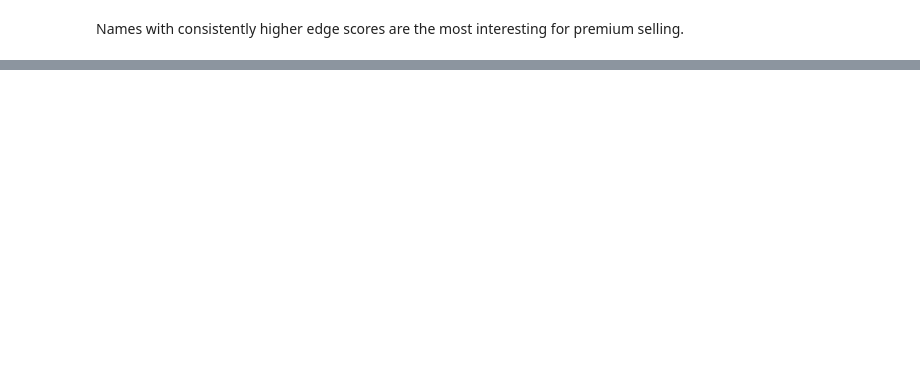
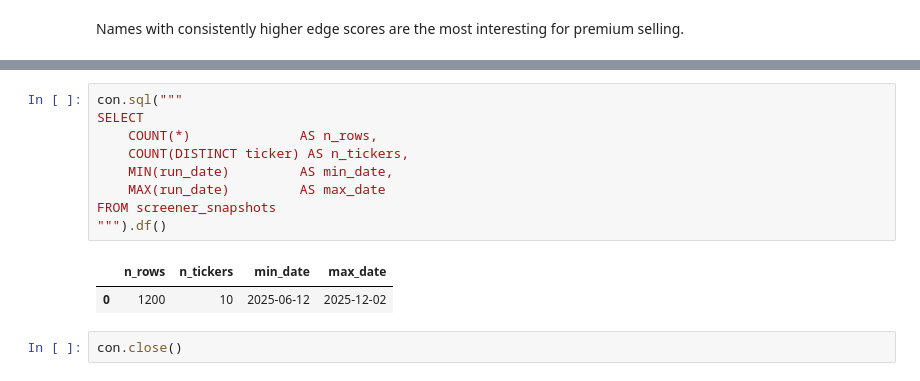
Before and after one commit to btheard3/volatility-alpha-engine, a Jupyter notebook: notebooks/01_eda_volatility_alpha.ipynb, the cells around one changed output, grey strips where cells are left out. Saved outputs shown, nothing was run; the diff lists cells and outputs as text; blank space fills up the shorter version.

```diff
--- a/notebooks/01_eda_volatility_alpha.ipynb
+++ b/notebooks/01_eda_volatility_alpha.ipynb
@@ -321 +371,15 @@ Sample ticker for history view: AMD
+# %%
+con.sql("""
+SELECT
+    COUNT(*)              AS n_rows,
+    COUNT(DISTINCT ticker) AS n_tickers,
+    MIN(run_date)         AS min_date,
+    MAX(run_date)         AS max_date
+FROM screener_snapshots
+""").df()
+# %% [output]
+|  | n_rows | n_tickers | min_date | max_date |
+| 0 | 1200 | 10 | 2025-06-12 | 2025-12-02 |
+# %%
+con.close()
 # %% [markdown]
```
Also changed, not shown: parts of 23 cells of this notebook, 6 other files.
